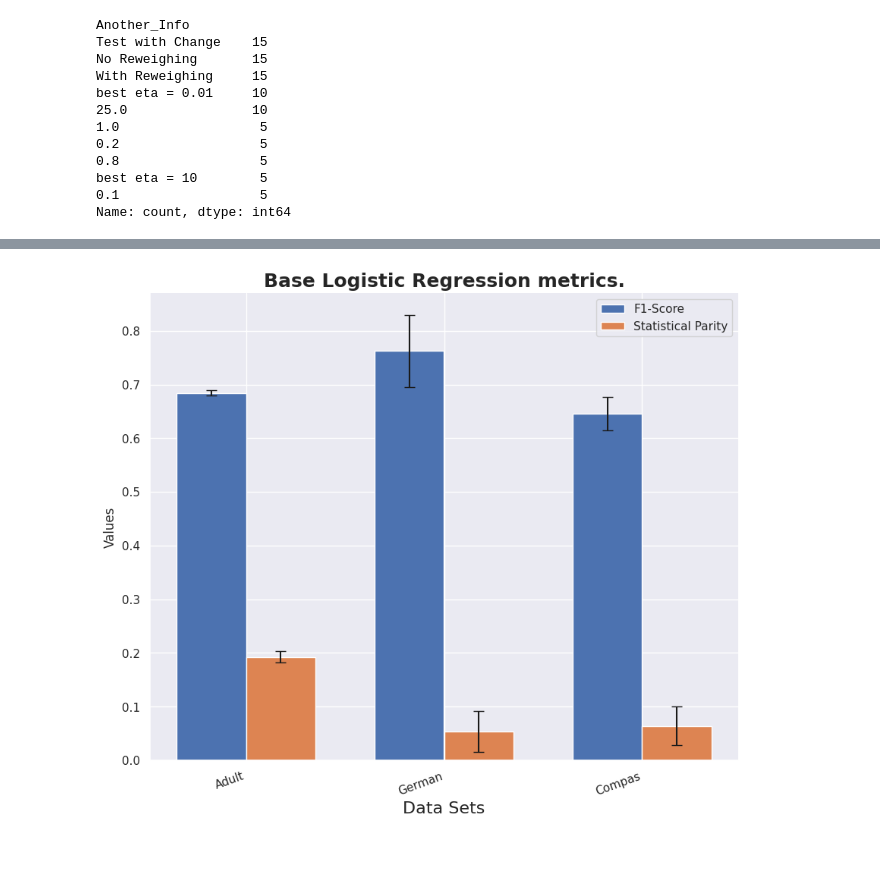
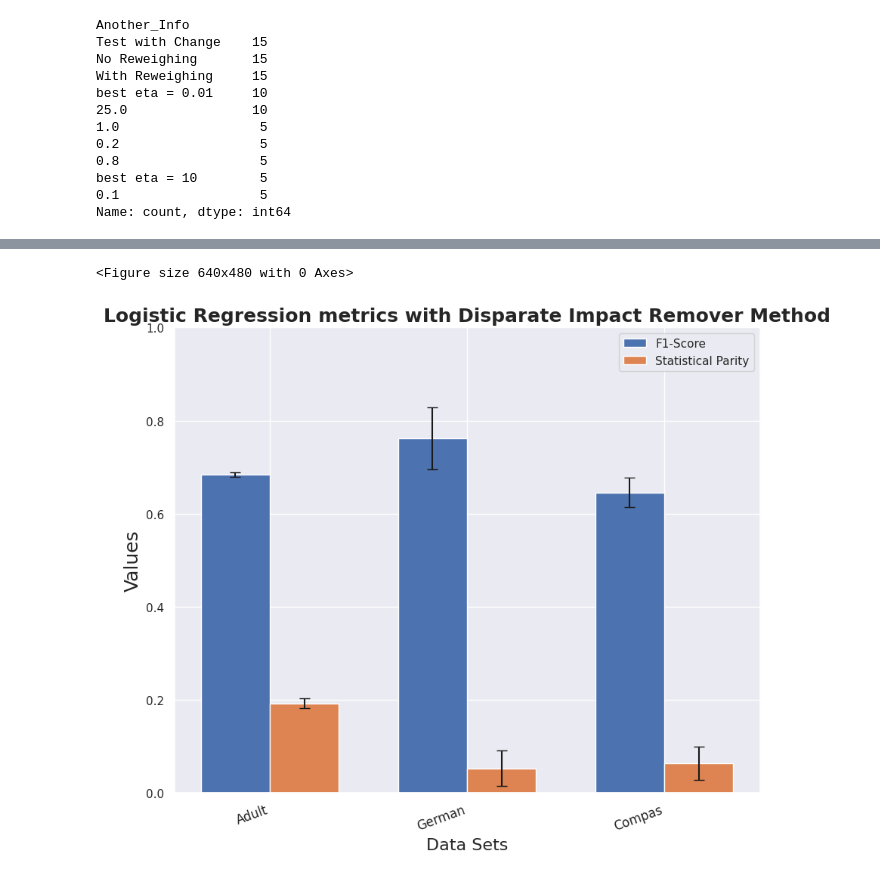
Before and after one commit to murilovpinheiro/Artigo-novo, a Jupyter notebook: graficos.ipynb, the cells around one changed output, grey strips where cells are left out. Drawn from its saved outputs; the diff is of its cells as text; code cells hidden in the pictures.

```diff
--- a/graficos.ipynb
+++ b/graficos.ipynb
@@ -149,12 +83,8 @@ plt.savefig("teste.png")
 # %%
-import numpy as np
-import matplotlib.pyplot as plt
-import seaborn as sns
-
 # Modelo simples
 # Dados de exemplo
 categorias = ["Adult", "German", "Compas"]
-df_method = df[df['Method'] == "BaseRL"]
+df_method = df[df['Method'] == "Reweighing"]
 
 metrica1 = []
 dp1 = []
@@ -174,26 +104,29 @@ largura_barra = 0.35
 posicao_metrica1 = np.arange(len(categorias))
 posicao_metrica2 = posicao_metrica1 + largura_barra
 
+sns.set(style="darkgrid")
+sns.despine()
+
 # Criar o gráfico de barras
 fig, ax = plt.subplots(figsize = (10,8))
-sns.set(style="darkgrid")
-sns.set_palette("viridis")
-sns.despine()
+
 barra1 = ax.bar(posicao_metrica1, metrica1, largura_barra, label='F1-Score' , yerr = dp1, capsize = 5)
 barra2 = ax.bar(posicao_metrica2, metrica2, largura_barra, label='Statistical Parity', yerr = dp2, capsize = 5)
 
 # Configurar os rótulos do eixo x e o título do gráfico
 ax.set_xticks(posicao_metrica1 + largura_barra / 2)
-ax.set_xticklabels(categorias,rotation=20, horizontalalignment='right' )
+ax.set_xticklabels(categorias,rotation=20, horizontalalignment='right',fontsize = 12)
 ax.set_xlabel('Data Sets', fontsize = 16)
-ax.set_ylabel('Values', fontsize = 12)
-ax.set_title('Base Logistic Regression metrics.', fontsize = 18, fontweight = 'bold')
-
+ax.set_ylabel('Values', fontsize = 18 )
+ax.set_title('Logistic Regression metrics with Reweighing Method', fontsize = 18, fontweight = 'bold')
+ax.set_ylim(0, 1)
 # Adicionar legenda
 ax.legend()
 
 # Mostrar o gráfico
 plt.show()
 
+fig.savefig(".//plots//reweighing.png")
+
 #Mudanças -> Aumentar o título, a legenda botar data set e titulo em bold e adicionar variância
 # %% [output]
@@ -211,37 +250,42 @@ dp2 = []
 
 for name in categorias:
     metrica1.append(df_method.loc[df['Data_Name'] == name]['F1-Score'].mean())
     dp1.append(df_method.loc[df['Data_Name'] == name]['F1-Score'].std())
     metrica2.append(df_method.loc[df['Data_Name'] == name]['Statistical Parity'].mean())
     dp2.append(df_method.loc[df['Data_Name'] == name]['Statistical Parity'].std())
 
 # Definir a largura das barras
 largura_barra = 0.35
 
 # Definir a posição das barras no eixo x
 posicao_metrica1 = np.arange(len(categorias))
 posicao_metrica2 = posicao_metrica1 + largura_barra
 
+sns.set(style="darkgrid")
+sns.despine()
+
 # Criar o gráfico de barras
 fig, ax = plt.subplots(figsize = (10,8))
-sns.set(style="darkgrid")
-sns.despine()
+
 barra1 = ax.bar(posicao_metrica1, metrica1, largura_barra, label='F1-Score' , yerr = dp1, capsize = 5)
 barra2 = ax.bar(posicao_metrica2, metrica2, largura_barra, label='Statistical Parity', yerr = dp2, capsize = 5)
 
 # Configurar os rótulos do eixo x e o título do gráfico
 ax.set_xticks(posicao_metrica1 + largura_barra / 2)
-ax.set_xticklabels(categorias,rotation=20, horizontalalignment='right' )
+ax.set_xticklabels(categorias,rotation=20, horizontalalignment='right',fontsize = 12)
 ax.set_xlabel('Data Sets', fontsize = 16)
-ax.set_ylabel('Values', fontsize = 12)
-ax.set_title('Base Logistic Regression metrics.', fontsize = 18, fontweight = 'bold')
-
+ax.set_ylabel('Values', fontsize = 18 )
+ax.set_title('Logistic Regression metrics with Disparate Impact Remover Method', fontsize = 18, fontweight = 'bold')
+ax.set_ylim(0, 1)
 # Adicionar legenda
 ax.legend()
 
 # Mostrar o gráfico
 plt.show()
 
+fig.savefig(".//plots//disparate.png")
+
 #Mudanças -> Aumentar o título, a legenda botar data set e titulo em bold e adicionar variância
 # %% [output]
+<Figure size 640x480 with 0 Axes>
-[figure, old version]
+[figure, new version]
```
Also changed, not shown: parts of 10 cells of this notebook, 7 other files.
